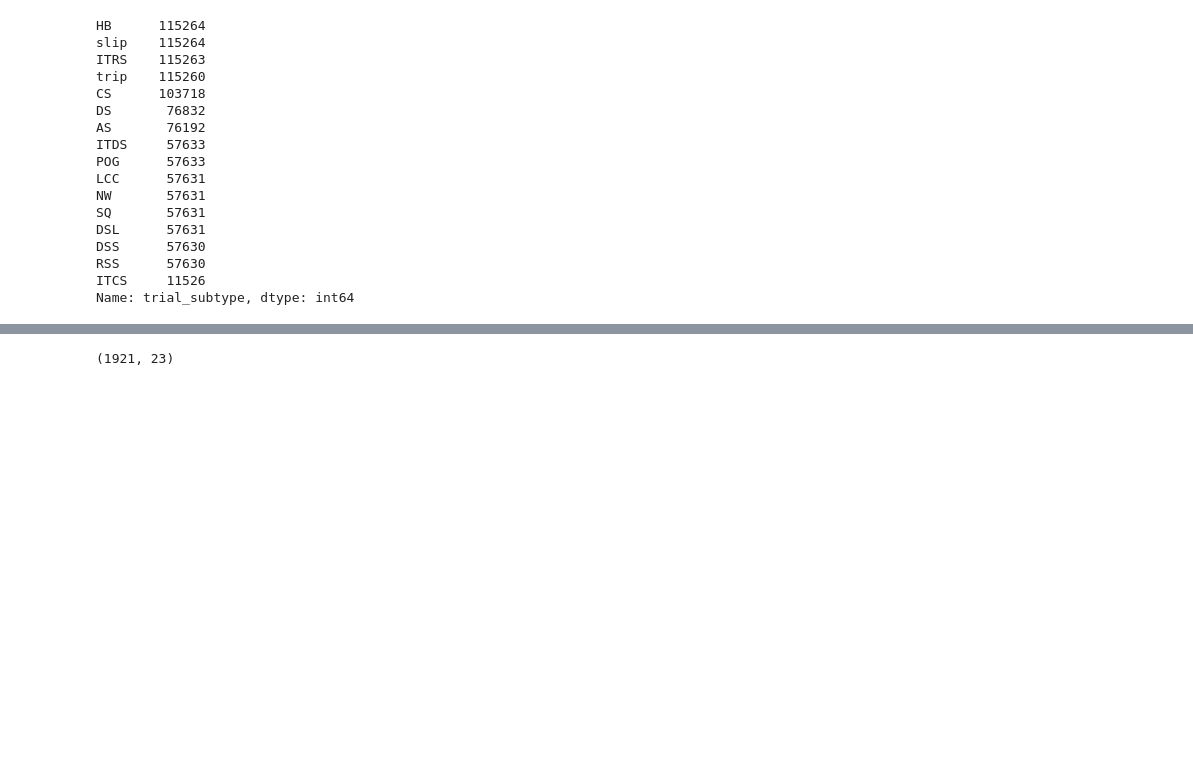
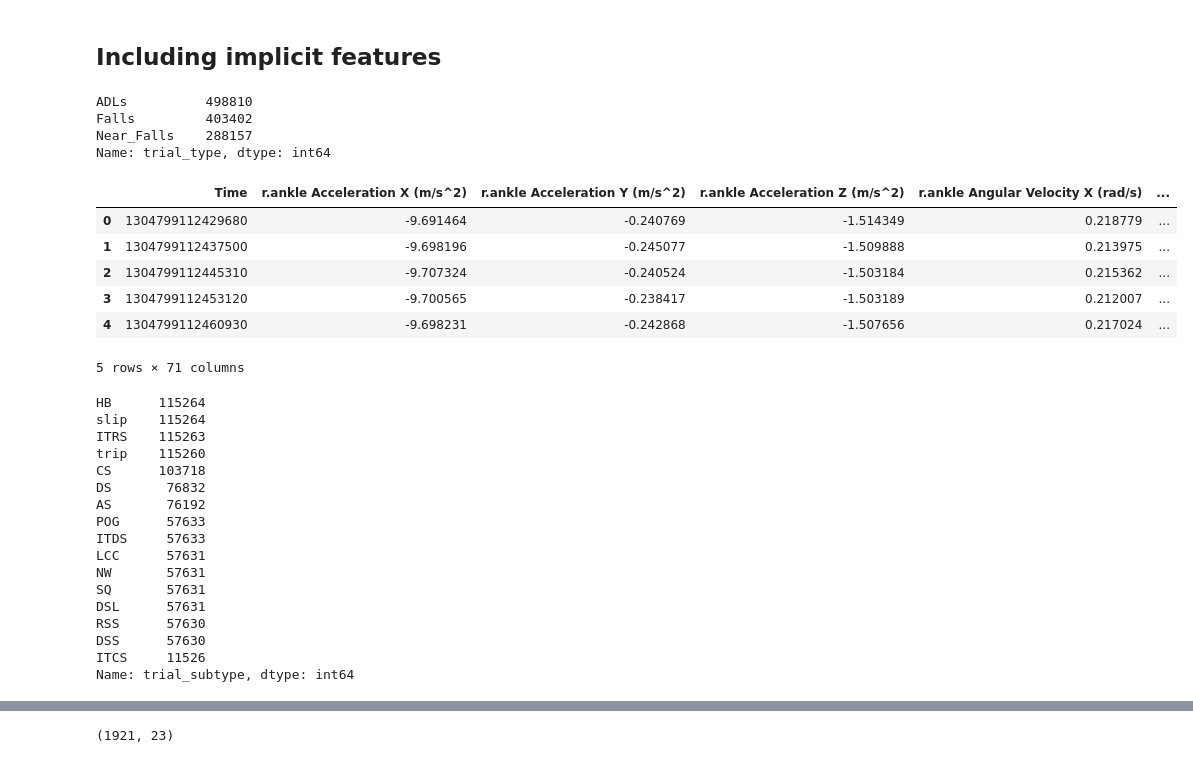
Before and after one commit to mdrmuhaimin/BigData2, a Jupyter notebook: code/preprocessing.ipynb, the cells around one changed output, grey strips where cells are left out. Cells and saved outputs as stored; diff of their text form; code cells hidden in the pictures; blank space fills up the shorter version.

```diff
--- a/code/preprocessing.ipynb
+++ b/code/preprocessing.ipynb
@@ -9,5 +34,8 @@ import datetime
 # %%
-# load the consolidated dataframe
-df = pickle.load(open("../data/dataset_consolidated.p", "rb"))
+# save the dataframe in a Pickle file
+# pickle.dump(df, open("full_dataset.p", "wb"))
+
+# load the dataframe
+df = pickle.load(open("full_dataset.p", "rb"))
 # %%
 # Load metadata (file genenerated in notebook exploratory_data_analysis)
@@ -15,4 +43,43 @@ meta = pickle.load(open("../data/metadata.p", "rb"))
 meta_acceletarion = list(meta[meta.measure=='acceleration'].index)
+# %% [markdown]
+## Including implicit features
+# %%
+df['trial_type'].value_counts()
+# %% [output]
+ADLs          498810
+Falls         403402
+Near_Falls    288157
+Name: trial_type, dtype: int64
+# %%
+# 'Trial Type' is not ordinal, so we will need dummy variables
+
+# extraction of the trial number from the file name
+# Not Ordinal: necessary dummy variables
+df['trial_num'] = df['FileName'].apply(lambda x: x.replace('.xlsx','').split('_')[-1])
+
+# extraction of the trial subtype (slip, trip, pick object from ground, etc) from the file name
+# Necessary dummy variables
+df['trial_subtype'] = df['FileName'].apply(lambda x: x.split('_')[1])
+
+# column with the real date and time of the measurement
+# according to the README.txt, the Time column is the number of microseconds from 01/01/1970
+initial = datetime.datetime(1970,1,1,0,0,0)
+df['time_datetime'] = df.Time.apply(lambda x: (initial + datetime.timedelta(microseconds=x)))
+# creating the column 'Time_datetime' in a pandas datetime format
+df['time_datetime'] = df.time_datetime.apply(lambda t: pd.datetime(t.year,t.month,t.day,t.hour,t.minute,t.second,t.microsecond))
+
+###### The first 3 characters of the file name seems to be a supercategory of the trial_subtype.
+###### This way, I believe we can discard it and use just trial_subtype
+df['target'] = np.where(df['trial_type'] == 'Falls', 1, 0)
+df.head()
+# %% [output]
+|  | Time | r.ankle Acceleration X (m/s^2) | r.ankle Acceleration Y (m/s^2) | r.ankle Acceleration Z (m/s^2) | r.ankle Angular Velocity X (rad/s) | ... |
+| 0 | 1304799112429680 | -9.691464 | -0.240769 | -1.514349 | 0.218779 | ... |
+| 1 | 1304799112437500 | -9.698196 | -0.245077 | -1.509888 | 0.213975 | ... |
+| 2 | 1304799112445310 | -9.707324 | -0.240524 | -1.503184 | 0.215362 | ... |
+| 3 | 1304799112453120 | -9.700565 | -0.238417 | -1.503189 | 0.212007 | ... |
+| 4 | 1304799112460930 | -9.698231 | -0.242868 | -1.507656 | 0.217024 | ... |
+5 rows × 71 columns
 # %%
 # Subtypes of trial
 df.trial_subtype.value_counts()
@@ -24,13 +91,13 @@ trip    115260
 CS      103718
 DS       76832
 AS       76192
+POG      57633
 ITDS     57633
-POG      57633
 LCC      57631
 NW       57631
 SQ       57631
 DSL      57631
+RSS      57630
 DSS      57630
-RSS      57630
 ITCS     11526
 Name: trial_subtype, dtype: int64
```
Also changed, not shown: parts of 8 cells of this notebook, 9 other files.
